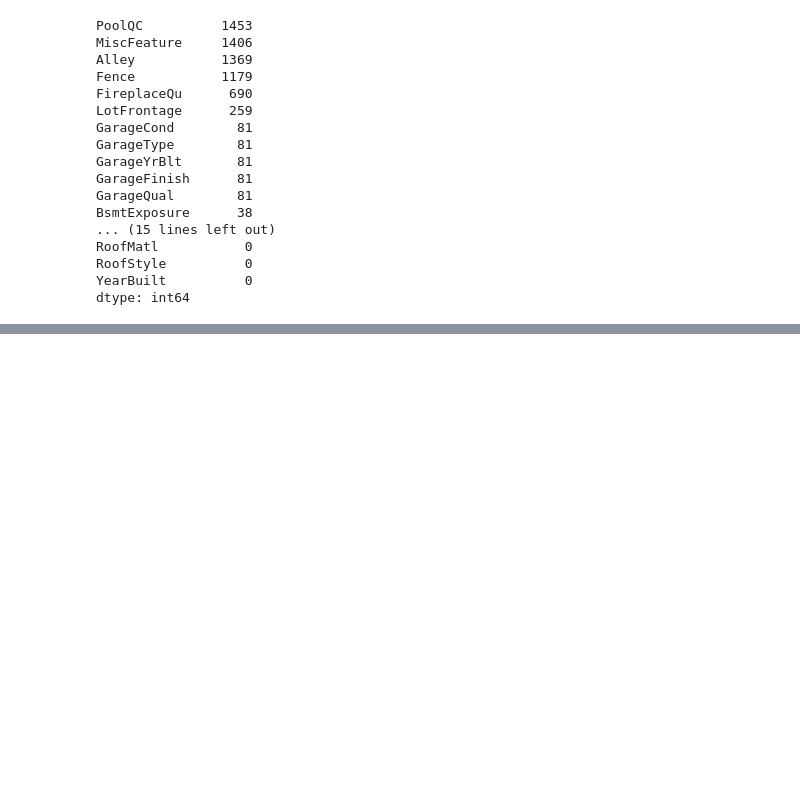
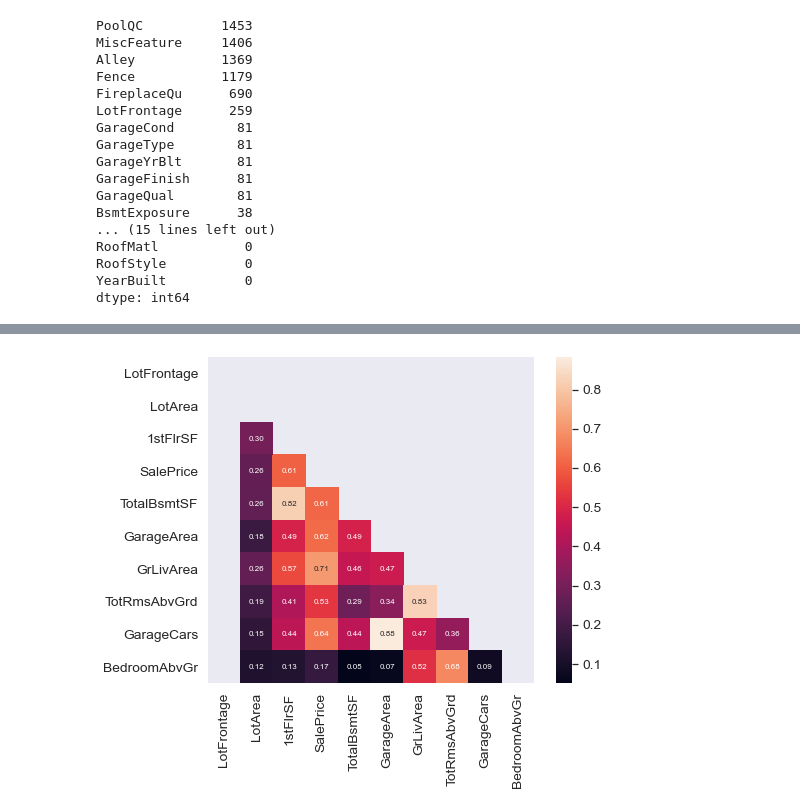
Before and after one commit to lucykim21/house, a Jupyter notebook: Housing.ipynb, the cells around one changed output, grey strips where cells are left out. Drawn from its saved outputs; the diff is of its cells as text; code cells hidden in the pictures; blank space fills up the shorter version.

```diff
--- a/Housing.ipynb
+++ b/Housing.ipynb
@@ -577,0 +626,16 @@ o k-fold
+# %%
+k = 10
+corrmat_L = abs(df.corr(method='spearman'))
+cols_L = corrmat_L.nlargest(k, 'LotFrontage').index
+cm_L = np.corrcoef(df[cols_L].values.T)
+sns.set(font_scale=1.25)
+f, ax = plt.subplots(figsize=(8, 6))
+
+
+mask_L = np.zeros_like(cm_L)
+mask_L[np.triu_indices_from(mask_L)] = True
+sns.set_style("white")
+hm_L = sns.heatmap(cm_L, cbar=True, annot=True, square=True, fmt='.2f',annot_kws={'size': 8}, yticklabels=cols_L.values, xticklabels=cols_L.values, mask = mask_L)
+plt.show()
+# %% [output]
+[figure, added]
```
Also changed, not shown: parts of 32 cells of this notebook.
